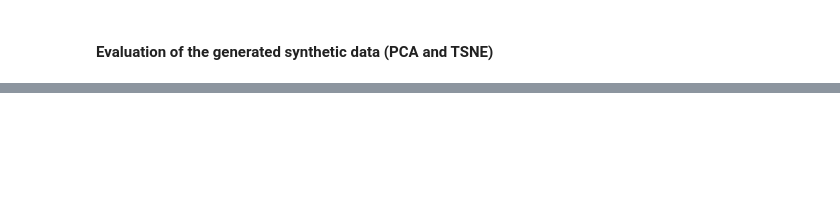
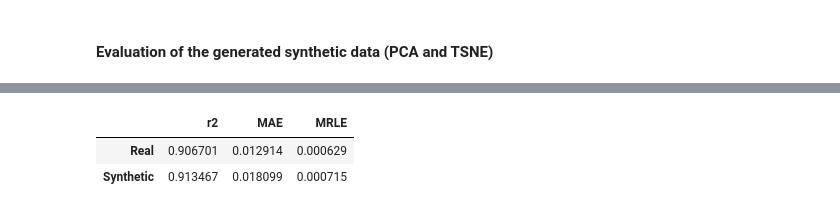
Before and after one commit to ydataai/ydata-synthetic, a Jupyter notebook: examples/timeseries/TimeGAN_Synthetic_stock_data.ipynb, the cells around one changed output, grey strips where cells are left out. Saved outputs shown, nothing was run; the diff lists cells and outputs as text; code cells hidden in the pictures; blank space fills up the shorter version.

```diff
--- a/examples/timeseries/TimeGAN_Synthetic_stock_data.ipynb
+++ b/examples/timeseries/TimeGAN_Synthetic_stock_data.ipynb
@@ -167,0 +226,11 @@ GridSpec(1, 2)[0:1, 1:2]
+# %%
+#Training the model with the real train data
+ts_real = RNN_regression(12)
+early_stopping = EarlyStopping(monitor='val_loss')
+
+real_train = ts_real.fit(x=X_stock_train,
+                          y=y_stock_train,
+                          validation_data=(X_stock_test, y_stock_test),
+                          epochs=200,
+                          batch_size=128,
+                          callbacks=[early_stopping])
@@ -167,0 +255,9 @@ GridSpec(1, 2)[0:1, 1:2]
+# %%
+#Training the model with the synthetic data
+ts_synth = RNN_regression(12)
+synth_train = ts_synth.fit(x=X_synth_train,
+                          y=y_synth_train,
+                          validation_data=(X_stock_test, y_stock_test),
+                          epochs=200,
+                          batch_size=128,
+                          callbacks=[early_stopping])
@@ -167,0 +282,20 @@ GridSpec(1, 2)[0:1, 1:2]
+# %%
+#Summarize the metrics here as a pandas dataframe
+from sklearn.metrics import r2_score, mean_absolute_error, mean_squared_log_error
+real_predictions = ts_real.predict(X_stock_test)
+synth_predictions = ts_synth.predict(X_stock_test)
+
+metrics_dict = {'r2': [r2_score(y_stock_test, real_predictions),
+                       r2_score(y_stock_test, synth_predictions)],
+                'MAE': [mean_absolute_error(y_stock_test, real_predictions),
+                        mean_absolute_error(y_stock_test, synth_predictions)],
+                'MRLE': [mean_squared_log_error(y_stock_test, real_predictions),
+                         mean_squared_log_error(y_stock_test, synth_predictions)]}
+
+results = pd.DataFrame(metrics_dict, index=['Real', 'Synthetic'])
+
+results
+# %% [output]
+|  | r2 | MAE | MRLE |
+| Real | 0.906701 | 0.012914 | 0.000629 |
+| Synthetic | 0.913467 | 0.018099 | 0.000715 |
```
Also changed, not shown: parts of 9 cells of this notebook, 1 other file.
